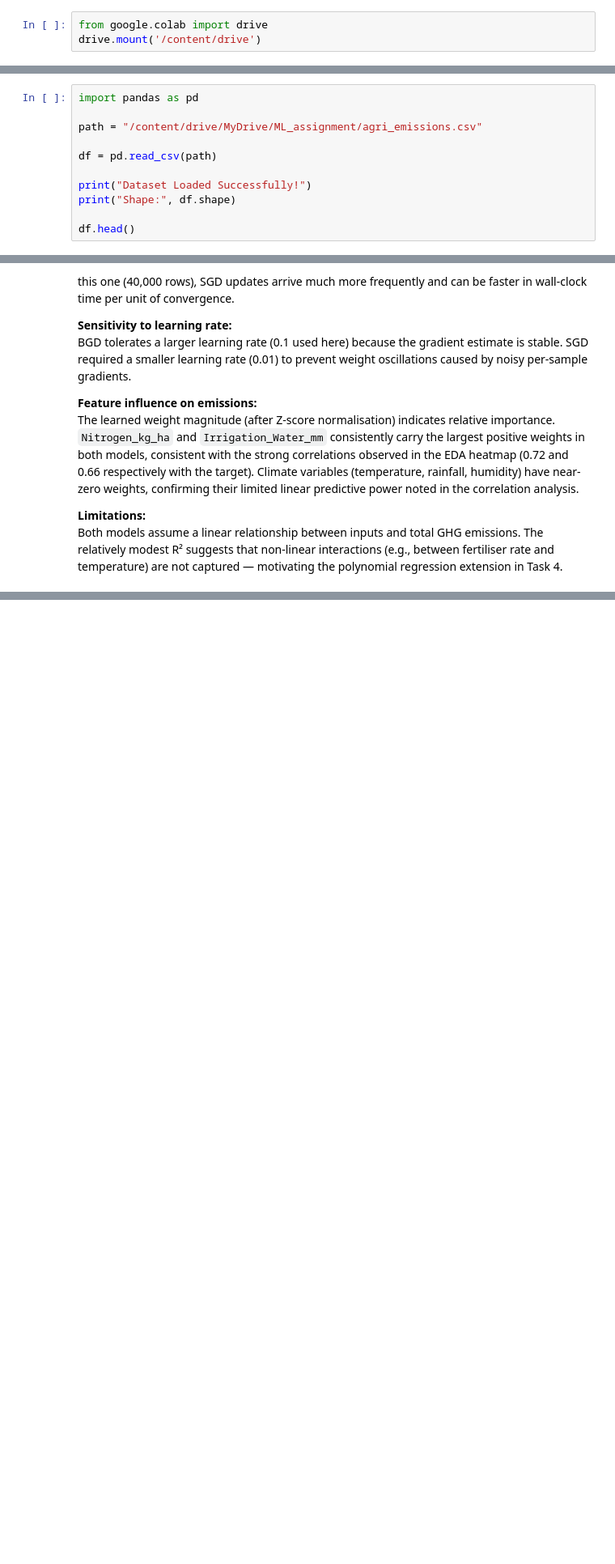
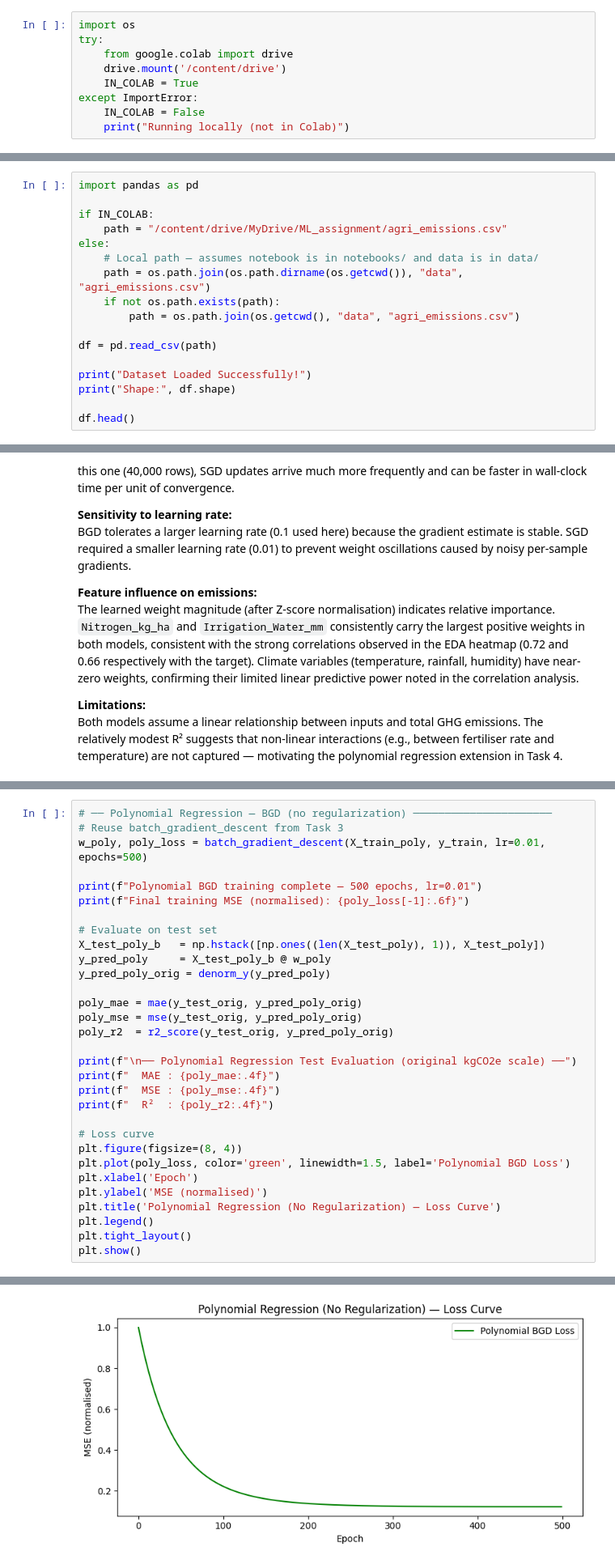
Before and after one commit to jtushya/ML-Assignment, a Jupyter notebook: notebooks/MLassignment_Team02.ipynb, the cells around one changed output, grey strips where cells are left out. Shown at 81% size. Drawn from its saved outputs; the diff is of its cells as text; blank space fills up the shorter version.

```diff
--- a/notebooks/MLassignment_Team02.ipynb
+++ b/notebooks/MLassignment_Team02.ipynb
@@ -21,6 +21,12 @@
 # %% [markdown]
 # 1. Data Loading & Preprocessing
 # %%
-from google.colab import drive
-drive.mount('/content/drive')
+import os
+try:
+    from google.colab import drive
+    drive.mount('/content/drive')
+    IN_COLAB = True
+except ImportError:
+    IN_COLAB = False
+    print("Running locally (not in Colab)")
 # %% [output]
@@ -28,7 +34,13 @@ Mounted at /content/drive
 # %%
 import pandas as pd
 
-path = "/content/drive/MyDrive/ML_assignment/agri_emissions.csv"
+if IN_COLAB:
+    path = "/content/drive/MyDrive/ML_assignment/agri_emissions.csv"
+else:
+    # Local path — assumes notebook is in notebooks/ and data is in data/
+    path = os.path.join(os.path.dirname(os.getcwd()), "data", "agri_emissions.csv")
+    if not os.path.exists(path):
+        path = os.path.join(os.getcwd(), "data", "agri_emissions.csv")
 
 df = pd.read_csv(path)
 
@@ -823,0 +950,32 @@ Both models assume a linear relationship between inputs and total GHG emissions.
+# %%
+# ── Polynomial Regression — BGD (no regularization) ──────────────────────
+# Reuse batch_gradient_descent from Task 3
+w_poly, poly_loss = batch_gradient_descent(X_train_poly, y_train, lr=0.01, epochs=500)
+
+print(f"Polynomial BGD training complete — 500 epochs, lr=0.01")
+print(f"Final training MSE (normalised): {poly_loss[-1]:.6f}")
+
+# Evaluate on test set
+X_test_poly_b   = np.hstack([np.ones((len(X_test_poly), 1)), X_test_poly])
+y_pred_poly     = X_test_poly_b @ w_poly
+y_pred_poly_orig = denorm_y(y_pred_poly)
+
+poly_mae = mae(y_test_orig, y_pred_poly_orig)
+poly_mse = mse(y_test_orig, y_pred_poly_orig)
+poly_r2  = r2_score(y_test_orig, y_pred_poly_orig)
+
+print(f"\n── Polynomial Regression Test Evaluation (original kgCO2e scale) ──")
+print(f"  MAE : {poly_mae:.4f}")
+print(f"  MSE : {poly_mse:.4f}")
+print(f"  R²  : {poly_r2:.4f}")
+
+# Loss curve
+plt.figure(figsize=(8, 4))
+plt.plot(poly_loss, color='green', linewidth=1.5, label='Polynomial BGD Loss')
+plt.xlabel('Epoch')
+plt.ylabel('MSE (normalised)')
+plt.title('Polynomial Regression (No Regularization) — Loss Curve')
+plt.legend()
+plt.tight_layout()
+plt.show()
+# %% [output]
@@ -823,0 +989 @@ Both models assume a linear relationship between inputs and total GHG emissions.
+[figure, added]
```
Also changed, not shown: parts of 36 cells of this notebook, 1 other file.
